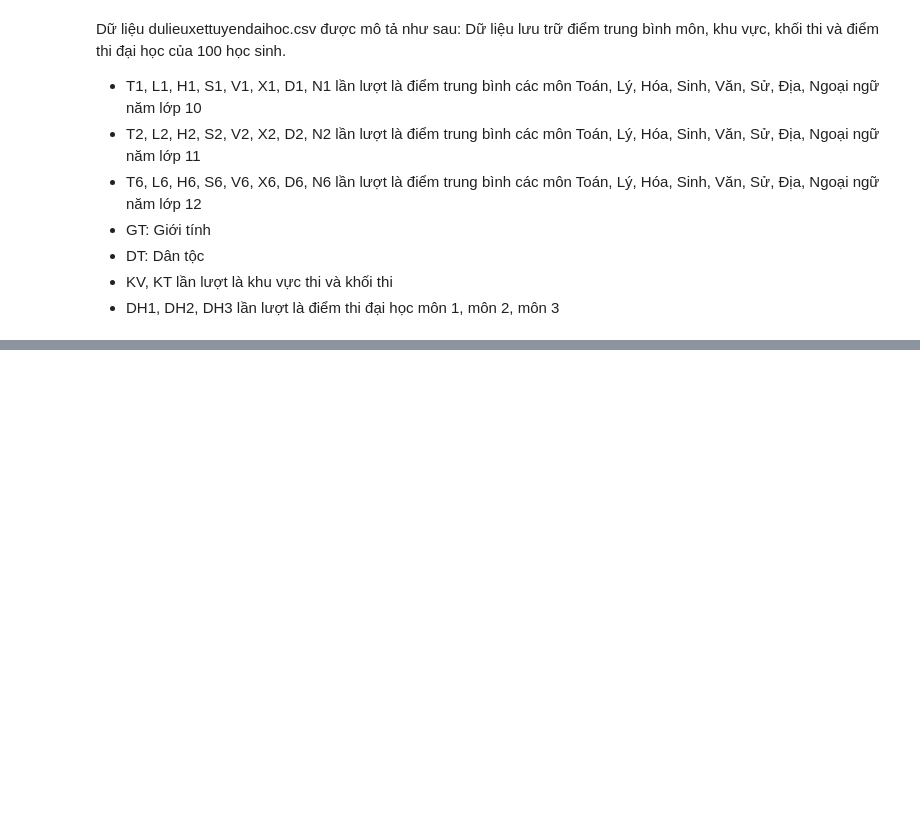
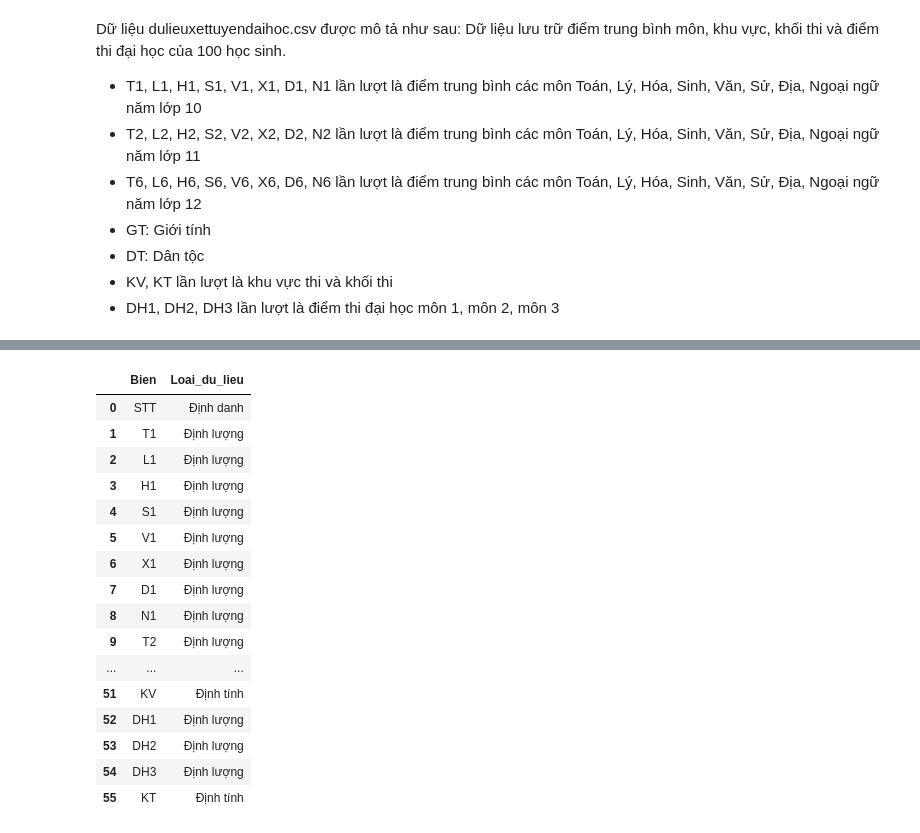
Before and after one commit to I7411/THDeepLearning, a Jupyter notebook: Lab01.ipynb, the cells around one changed output, grey strips where cells are left out. Cells and saved outputs as stored; diff of their text form; code cells hidden in the pictures; blank space fills up the shorter version.

```diff
--- a/Lab01.ipynb
+++ b/Lab01.ipynb
@@ -391,0 +453,45 @@ Dữ liệu lưu trữ điểm trung bình môn, khu vực, khối thi và đi
+# %%
+import pandas as pd
+
+df = pd.read_csv(
+    "https://raw.githubusercontent.com/huynhhoc/DataAnalystDeepLearning/main/Data/dulieuxettuyendaihoc.csv"
+)
+
+qualitative_cols = ["GT", "DT", "KV", "KT"]
+
+id_cols = ["STT"]
+
+quantitative_cols = [
+    col for col in df.columns
+    if col not in qualitative_cols + id_cols
+]
+
+classification = pd.DataFrame({
+    "Bien": df.columns,
+    "Loai_du_lieu": [
+        "Định danh" if col in id_cols
+        else "Định tính" if col in qualitative_cols
+        else "Định lượng"
+        for col in df.columns
+    ]
+})
+
+classification
+# %% [output]
+|  | Bien | Loai_du_lieu |
+| 0 | STT | Định danh |
+| 1 | T1 | Định lượng |
+| 2 | L1 | Định lượng |
+| 3 | H1 | Định lượng |
+| 4 | S1 | Định lượng |
+| 5 | V1 | Định lượng |
+| 6 | X1 | Định lượng |
+| 7 | D1 | Định lượng |
+| 8 | N1 | Định lượng |
+| 9 | T2 | Định lượng |
+| ... | ... | ... |
+| 51 | KV | Định tính |
+| 52 | DH1 | Định lượng |
+| 53 | DH2 | Định lượng |
+| 54 | DH3 | Định lượng |
+| 55 | KT | Định tính |
```
Also changed, not shown: parts of 9 cells of this notebook.
